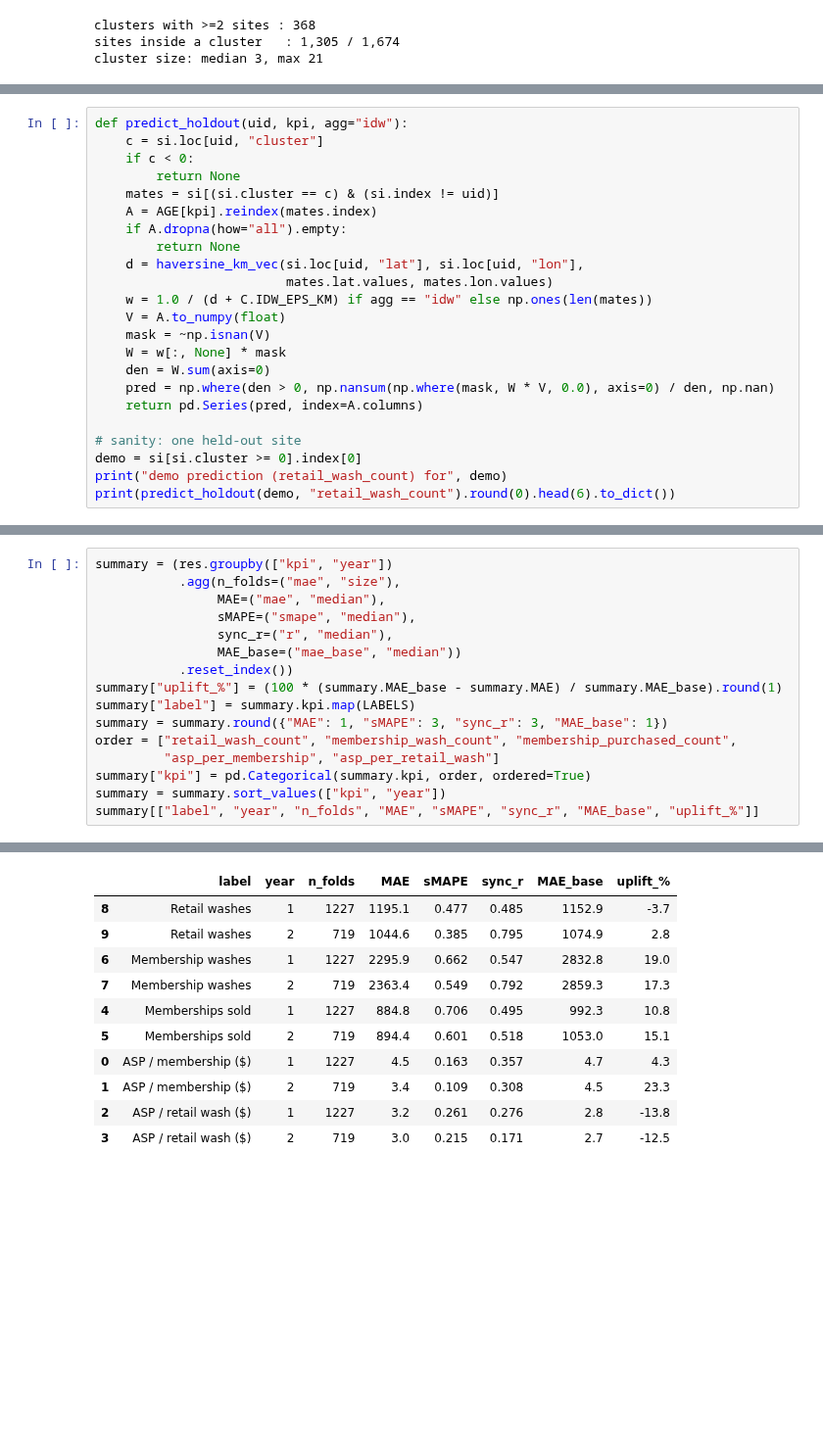
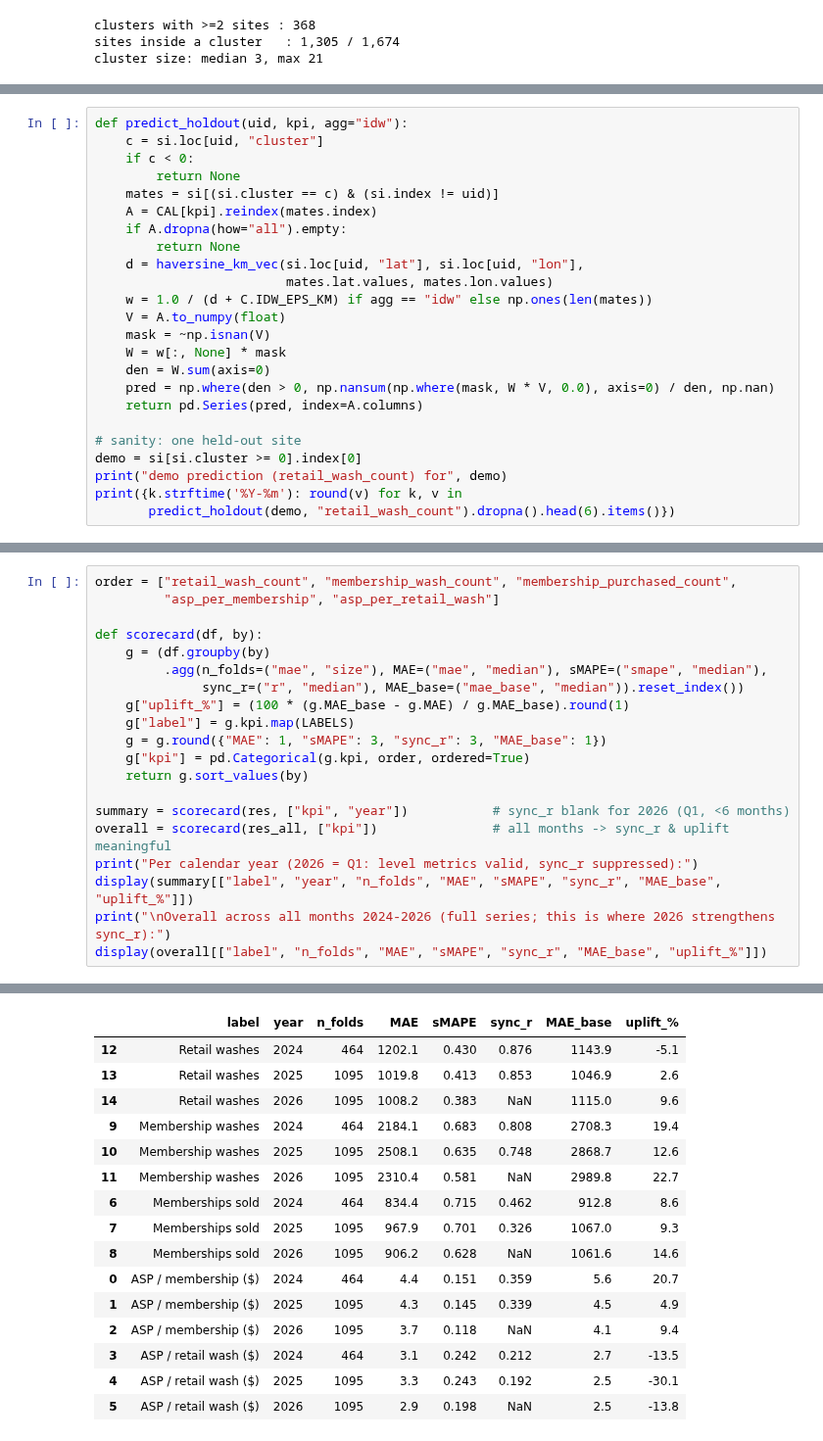
Before and after one commit to RocketFrog-ai/sonnysDataCollection, a Jupyter notebook: final_modelling/notebooks/cluster_year_prediction.ipynb, the cells around one changed output, grey strips where cells are left out. Shown at 98% size. Saved outputs shown, nothing was run; the diff lists cells and outputs as text; blank space fills up the shorter version.

```diff
--- a/final_modelling/notebooks/cluster_year_prediction.ipynb
+++ b/final_modelling/notebooks/cluster_year_prediction.ipynb
@@ -112,7 +103,7 @@ def predict_holdout(uid, kpi, agg="idw"):
     if c < 0:
         return None
     mates = si[(si.cluster == c) & (si.index != uid)]
-    A = AGE[kpi].reindex(mates.index)
+    A = CAL[kpi].reindex(mates.index)
     if A.dropna(how="all").empty:
         return None
     d = haversine_km_vec(si.loc[uid, "lat"], si.loc[uid, "lon"],
@@ -128,6 +119,7 @@ def predict_holdout(uid, kpi, agg="idw"):
 # sanity: one held-out site
 demo = si[si.cluster >= 0].index[0]
 print("demo prediction (retail_wash_count) for", demo)
-print(predict_holdout(demo, "retail_wash_count").round(0).head(6).to_dict())
+print({k.strftime('%Y-%m'): round(v) for k, v in
+       predict_holdout(demo, "retail_wash_count").dropna().head(6).items()})
 # %% [output]
 demo prediction (retail_wash_count) for 360 Car Wash__1
@@ -178,17 +189,21 @@ baseline on MAE.
 # %%
-summary = (res.groupby(["kpi", "year"])
-           .agg(n_folds=("mae", "size"),
-                MAE=("mae", "median"),
-                sMAPE=("smape", "median"),
-                sync_r=("r", "median"),
-                MAE_base=("mae_base", "median"))
-           .reset_index())
-summary["uplift_%"] = (100 * (summary.MAE_base - summary.MAE) / summary.MAE_base).round(1)
-summary["label"] = summary.kpi.map(LABELS)
-summary = summary.round({"MAE": 1, "sMAPE": 3, "sync_r": 3, "MAE_base": 1})
 order = ["retail_wash_count", "membership_wash_count", "membership_purchased_count",
          "asp_per_membership", "asp_per_retail_wash"]
-summary["kpi"] = pd.Categorical(summary.kpi, order, ordered=True)
-summary = summary.sort_values(["kpi", "year"])
-summary[["label", "year", "n_folds", "MAE", "sMAPE", "sync_r", "MAE_base", "uplift_%"]]
+
+def scorecard(df, by):
+    g = (df.groupby(by)
+         .agg(n_folds=("mae", "size"), MAE=("mae", "median"), sMAPE=("smape", "median"),
+              sync_r=("r", "median"), MAE_base=("mae_base", "median")).reset_index())
+    g["uplift_%"] = (100 * (g.MAE_base - g.MAE) / g.MAE_base).round(1)
+    g["label"] = g.kpi.map(LABELS)
+    g = g.round({"MAE": 1, "sMAPE": 3, "sync_r": 3, "MAE_base": 1})
+    g["kpi"] = pd.Categorical(g.kpi, order, ordered=True)
+    return g.sort_values(by)
+
+summary = scorecard(res, ["kpi", "year"])           # sync_r blank for 2026 (Q1, <6 months)
+overall = scorecard(res_all, ["kpi"])               # all months -> sync_r & uplift meaningful
+print("Per calendar year (2026 = Q1: level metrics valid, sync_r suppressed):")
+display(summary[["label", "year", "n_folds", "MAE", "sMAPE", "sync_r", "MAE_base", "uplift_%"]])
+print("\nOverall across all months 2024-2026 (full series; this is where 2026 strengthens sync_r):")
+display(overall[["label", "n_folds", "MAE", "sMAPE", "sync_r", "MAE_base", "uplift_%"]])
 # %% [output]
@@ -195,11 +211,16 @@ summary[["label", "year", "n_folds", "MAE", "sMAPE", "sync_r", "MAE_base", "upli
 |  | label | year | n_folds | MAE | sMAPE | sync_r | MAE_base | uplift_% |
-| 8 | Retail washes | 1 | 1227 | 1195.1 | 0.477 | 0.485 | 1152.9 | -3.7 |
-| 9 | Retail washes | 2 | 719 | 1044.6 | 0.385 | 0.795 | 1074.9 | 2.8 |
-| 6 | Membership washes | 1 | 1227 | 2295.9 | 0.662 | 0.547 | 2832.8 | 19.0 |
-| 7 | Membership washes | 2 | 719 | 2363.4 | 0.549 | 0.792 | 2859.3 | 17.3 |
-| 4 | Memberships sold | 1 | 1227 | 884.8 | 0.706 | 0.495 | 992.3 | 10.8 |
-| 5 | Memberships sold | 2 | 719 | 894.4 | 0.601 | 0.518 | 1053.0 | 15.1 |
-| 0 | ASP / membership ($) | 1 | 1227 | 4.5 | 0.163 | 0.357 | 4.7 | 4.3 |
-| 1 | ASP / membership ($) | 2 | 719 | 3.4 | 0.109 | 0.308 | 4.5 | 23.3 |
-| 2 | ASP / retail wash ($) | 1 | 1227 | 3.2 | 0.261 | 0.276 | 2.8 | -13.8 |
-| 3 | ASP / retail wash ($) | 2 | 719 | 3.0 | 0.215 | 0.171 | 2.7 | -12.5 |
+| 12 | Retail washes | 2024 | 464 | 1202.1 | 0.430 | 0.876 | 1143.9 | -5.1 |
+| 13 | Retail washes | 2025 | 1095 | 1019.8 | 0.413 | 0.853 | 1046.9 | 2.6 |
+| 14 | Retail washes | 2026 | 1095 | 1008.2 | 0.383 | NaN | 1115.0 | 9.6 |
+| 9 | Membership washes | 2024 | 464 | 2184.1 | 0.683 | 0.808 | 2708.3 | 19.4 |
+| 10 | Membership washes | 2025 | 1095 | 2508.1 | 0.635 | 0.748 | 2868.7 | 12.6 |
+| 11 | Membership washes | 2026 | 1095 | 2310.4 | 0.581 | NaN | 2989.8 | 22.7 |
+| 6 | Memberships sold | 2024 | 464 | 834.4 | 0.715 | 0.462 | 912.8 | 8.6 |
+| 7 | Memberships sold | 2025 | 1095 | 967.9 | 0.701 | 0.326 | 1067.0 | 9.3 |
+| 8 | Memberships sold | 2026 | 1095 | 906.2 | 0.628 | NaN | 1061.6 | 14.6 |
+| 0 | ASP / membership ($) | 2024 | 464 | 4.4 | 0.151 | 0.359 | 5.6 | 20.7 |
+| 1 | ASP / membership ($) | 2025 | 1095 | 4.3 | 0.145 | 0.339 | 4.5 | 4.9 |
+| 2 | ASP / membership ($) | 2026 | 1095 | 3.7 | 0.118 | NaN | 4.1 | 9.4 |
+| 3 | ASP / retail wash ($) | 2024 | 464 | 3.1 | 0.242 | 0.212 | 2.7 | -13.5 |
+| 4 | ASP / retail wash ($) | 2025 | 1095 | 3.3 | 0.243 | 0.192 | 2.5 | -30.1 |
+| 5 | ASP / retail wash ($) | 2026 | 1095 | 2.9 | 0.198 | NaN | 2.5 | -13.8 |
```
Also changed, not shown: parts of 21 cells of this notebook, 18 other files.
